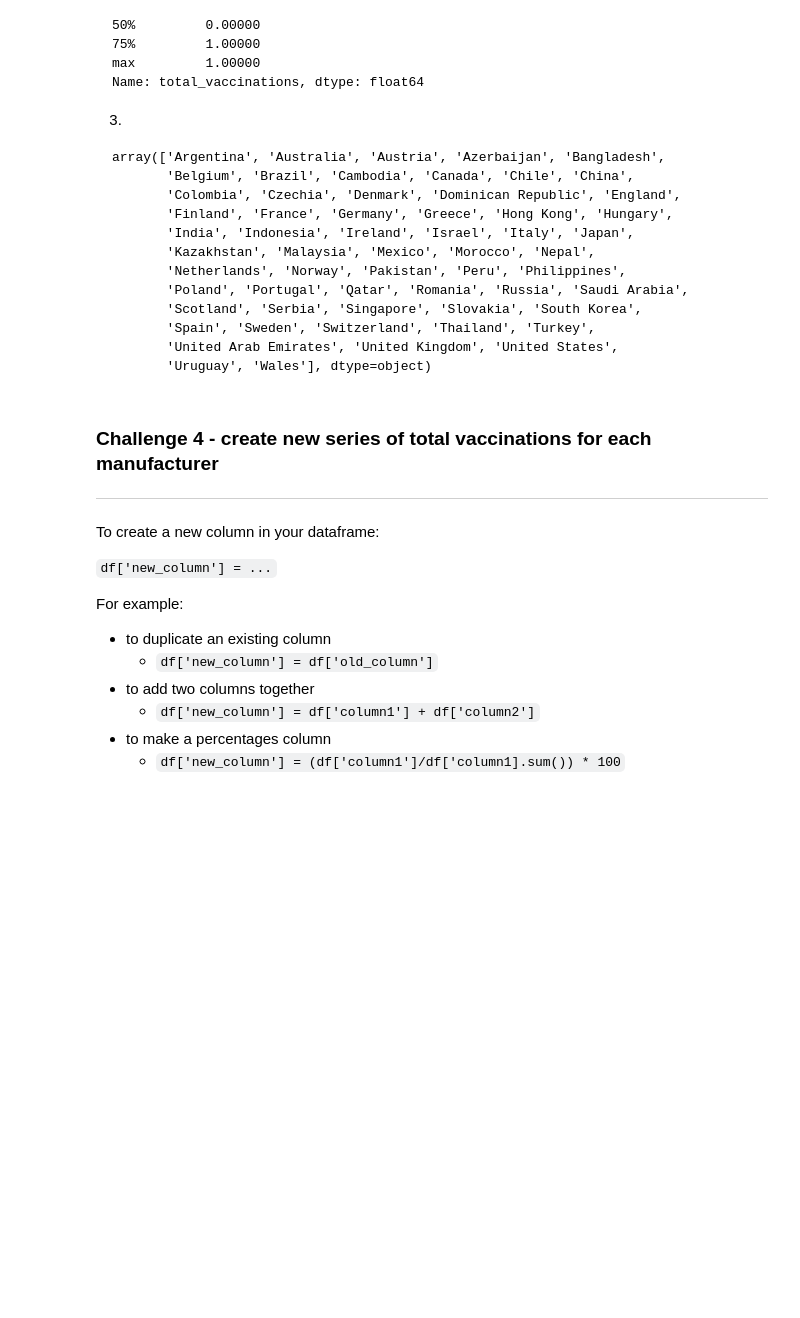
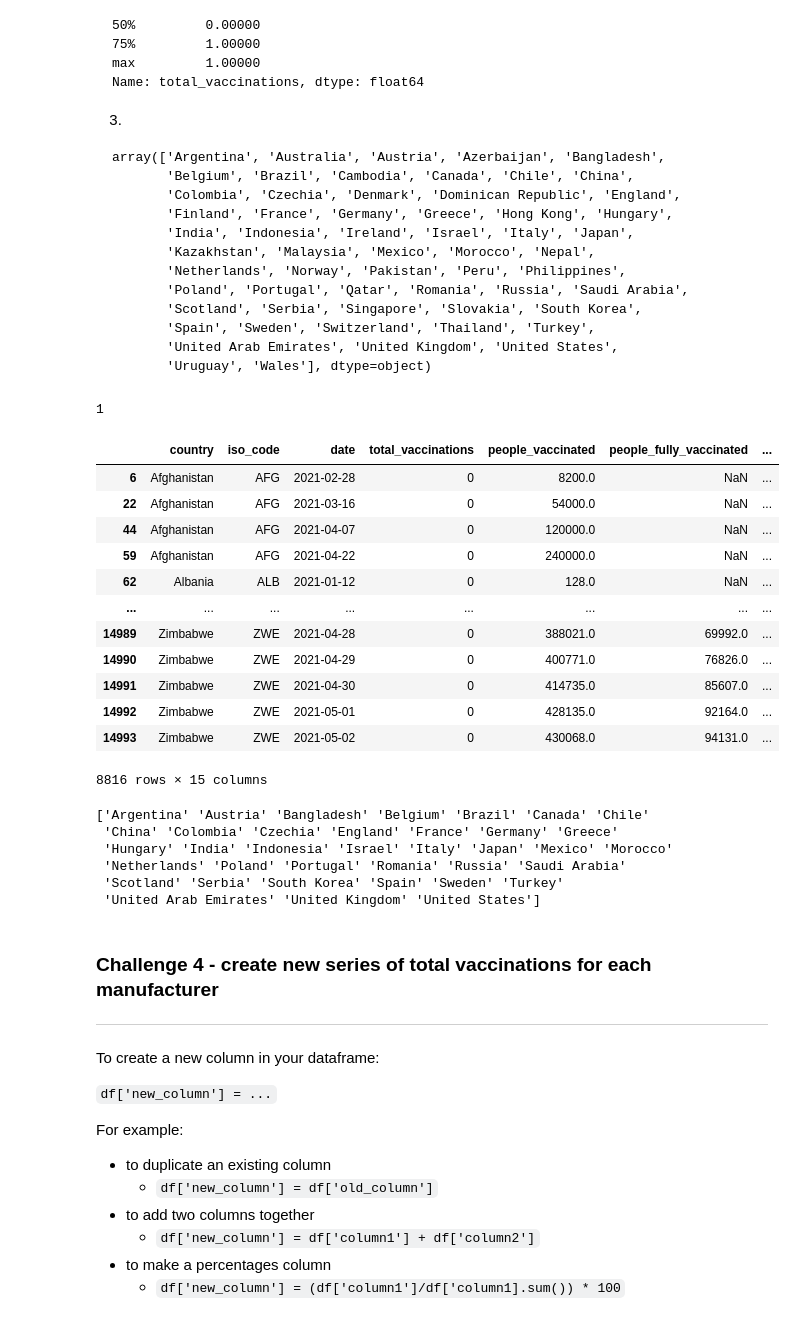
Before and after one commit to JackSandford/ECK, a Jupyter notebook: Worksheets/15_1_Encoding_and_Dummy_Coding.ipynb, the cells around one changed output. Cells and saved outputs as stored; diff of their text form; code cells hidden in the pictures; blank space fills up the shorter version.

```diff
--- a/Worksheets/15_1_Encoding_and_Dummy_Coding.ipynb
+++ b/Worksheets/15_1_Encoding_and_Dummy_Coding.ipynb
@@ -201,3 +193,45 @@ array(['Argentina', 'Australia', 'Austria', 'Azerbaijan', 'Bangladesh',
+# %%
+# Task 1
+def mintotal(df,country):
+  ukvax = df[df['country'] == 'United Kingdom']
+  return ukvax['total_vaccinations'].min()
+minimum = mintotal(vax, 'United Kingdom')
+print(minimum)
+
+# Task 2
+def encode(df, column, normal):
+  if df[column] >= normal:
+    return 1
+  elif df[column] < normal:
+    return 0
+
+vax['total_vaccinations'] = vax.apply(encode, args = ('total_vaccinations', minimum, ), axis = 1)
+display(vax)
+vax.describe()
+# Task 3
+countries = vax[vax['total_vaccinations'] == 1]
+print(countries.country.unique())
+# %% [output]
+1
+|  | country | iso_code | date | total_vaccinations | people_vaccinated | people_fully_vaccinated | ... |
+| 6 | Afghanistan | AFG | 2021-02-28 | 0 | 8200.0 | NaN | ... |
+| 22 | Afghanistan | AFG | 2021-03-16 | 0 | 54000.0 | NaN | ... |
+| 44 | Afghanistan | AFG | 2021-04-07 | 0 | 120000.0 | NaN | ... |
+| 59 | Afghanistan | AFG | 2021-04-22 | 0 | 240000.0 | NaN | ... |
+| 62 | Albania | ALB | 2021-01-12 | 0 | 128.0 | NaN | ... |
+| ... | ... | ... | ... | ... | ... | ... | ... |
+| 14989 | Zimbabwe | ZWE | 2021-04-28 | 0 | 388021.0 | 69992.0 | ... |
+| 14990 | Zimbabwe | ZWE | 2021-04-29 | 0 | 400771.0 | 76826.0 | ... |
+| 14991 | Zimbabwe | ZWE | 2021-04-30 | 0 | 414735.0 | 85607.0 | ... |
+| 14992 | Zimbabwe | ZWE | 2021-05-01 | 0 | 428135.0 | 92164.0 | ... |
+| 14993 | Zimbabwe | ZWE | 2021-05-02 | 0 | 430068.0 | 94131.0 | ... |
+8816 rows × 15 columns
+['Argentina' 'Austria' 'Bangladesh' 'Belgium' 'Brazil' 'Canada' 'Chile'
+ 'China' 'Colombia' 'Czechia' 'England' 'France' 'Germany' 'Greece'
+ 'Hungary' 'India' 'Indonesia' 'Israel' 'Italy' 'Japan' 'Mexico' 'Morocco'
+ 'Netherlands' 'Poland' 'Portugal' 'Romania' 'Russia' 'Saudi Arabia'
+ 'Scotland' 'Serbia' 'South Korea' 'Spain' 'Sweden' 'Turkey'
+ 'United Arab Emirates' 'United Kingdom' 'United States']
 # %% [markdown]
 ### Challenge 4 - create new series of total vaccinations for each manufacturer
 ---
```
Also changed, not shown: parts of 4 cells of this notebook.
